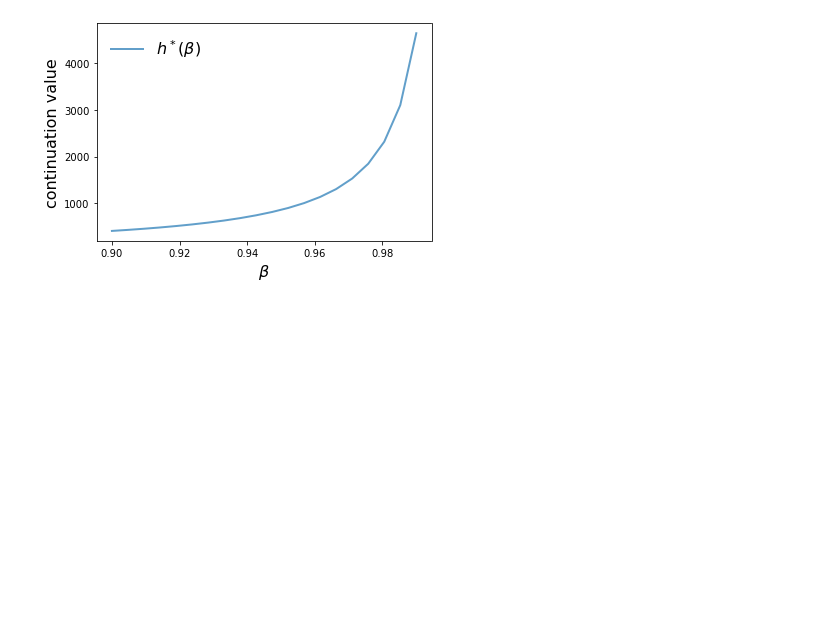
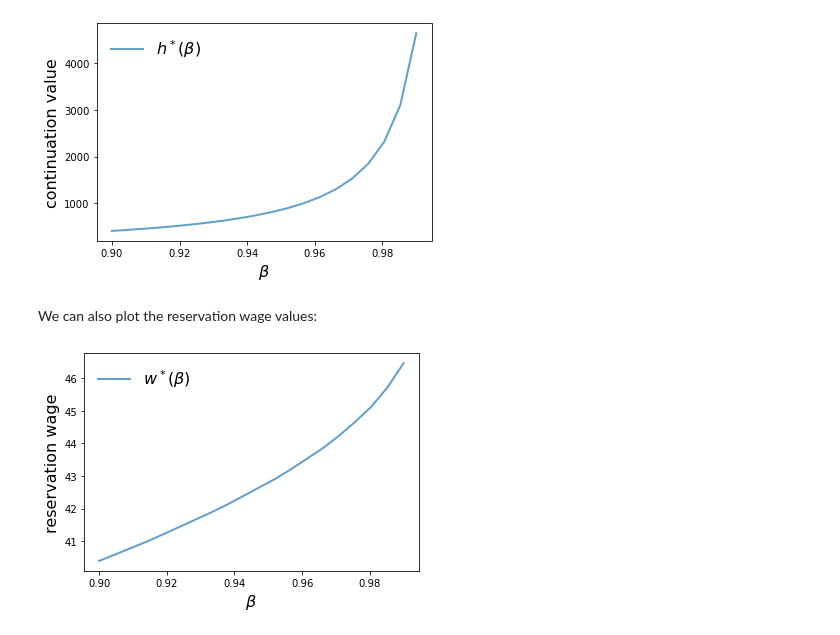
Before and after one commit to jstac/paris_workshop_2022, a Jupyter notebook: part_2/job_search.ipynb, the cells around one changed output. Drawn from its saved outputs; the diff is of its cells as text; code cells hidden in the pictures; blank space fills up the shorter version.

```diff
--- a/part_2/job_search.ipynb
+++ b/part_2/job_search.ipynb
@@ -185,3 +180,15 @@ ax.set_ylabel("continuation value", fontsize=fs)
 plt.show()
 # %% [output]
 [figure]
+# %% [markdown]
+We can also plot the reservation wage values:
+# %%
+w_star_vals = (1 - betas) * h_vals
+fig, ax = plt.subplots()
+ax.plot(betas, w_star_vals, lw=2.0, alpha=0.7, label="$w^*(\\beta)$")
+ax.legend(frameon=False, fontsize=fs)
+ax.set_xlabel("$\\beta$", fontsize=fs)
+ax.set_ylabel("reservation wage", fontsize=fs)
+plt.show()
+# %% [output]
+[figure, added]
```
Also changed, not shown: parts of 5 cells of this notebook, 23 other files.
